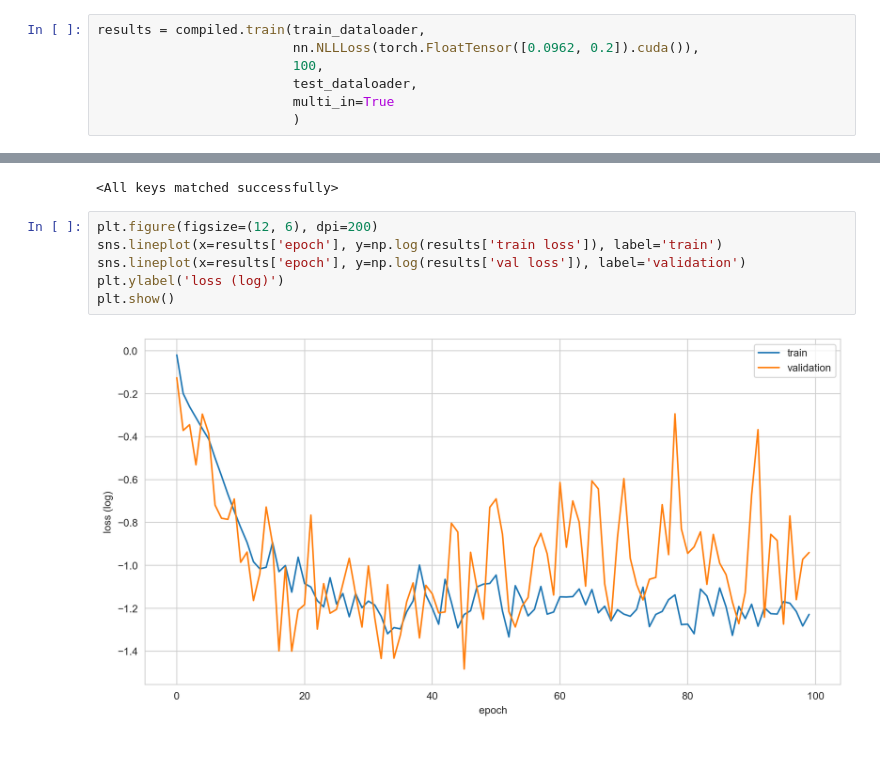
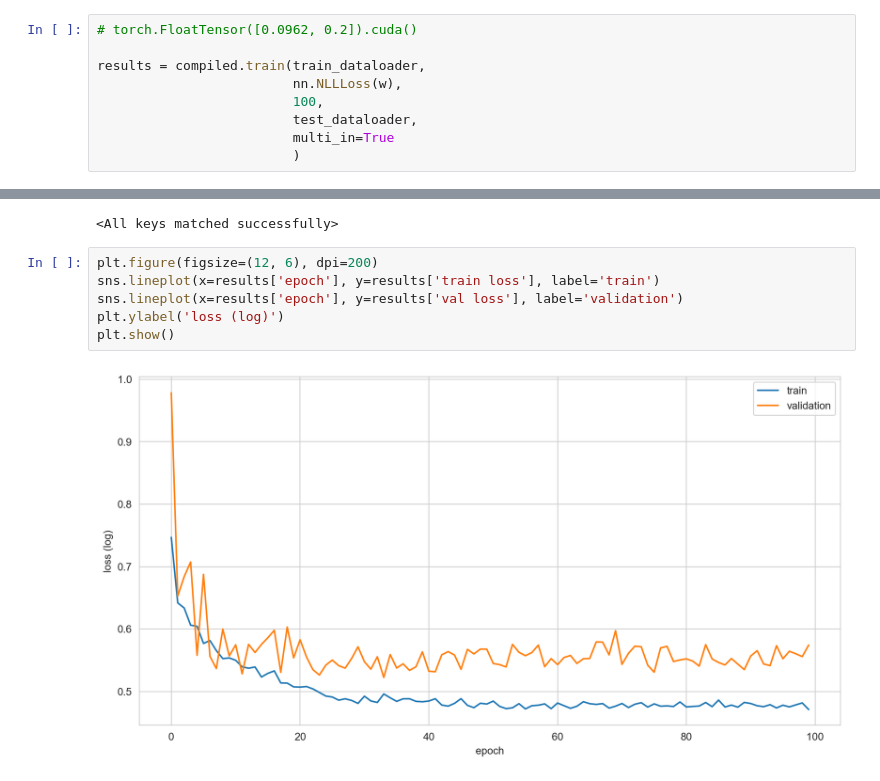
Before and after one commit to ashen007/forest-cover-shrinking, a Jupyter notebook: notebooks/daudt/forest-cover-change-detection-testing-models(FCSiam).ipynb, the cells around one changed output, grey strips where cells are left out. Saved outputs shown, nothing was run; the diff lists cells and outputs as text; blank space fills up the shorter version.

```diff
--- a/notebooks/daudt/forest-cover-change-detection-testing-models(FCSiam).ipynb
+++ b/notebooks/daudt/forest-cover-change-detection-testing-models(FCSiam).ipynb
@@ -102,6 +108,8 @@ w
 # %%
+# torch.FloatTensor([0.0962, 0.2]).cuda()
+
 results = compiled.train(train_dataloader,
-                         nn.NLLLoss(torch.FloatTensor([0.0962, 0.2]).cuda()),
+                         nn.NLLLoss(w),
                          100,
                          test_dataloader,
                          multi_in=True
@@ -132,9 +140,9 @@ model.load_state_dict(state['model_state_dict'])
 <All keys matched successfully>
 # %%
 plt.figure(figsize=(12, 6), dpi=200)
-sns.lineplot(x=results['epoch'], y=np.log(results['train loss']), label='train')
-sns.lineplot(x=results['epoch'], y=np.log(results['val loss']), label='validation')
+sns.lineplot(x=results['epoch'], y=results['train loss'], label='train')
+sns.lineplot(x=results['epoch'], y=results['val loss'], label='validation')
 plt.ylabel('loss (log)')
 plt.show()
 # %% [output]
-[figure, old version]
+[figure, new version]
```
Also changed, not shown: parts of 12 cells of this notebook, 9 other files.
